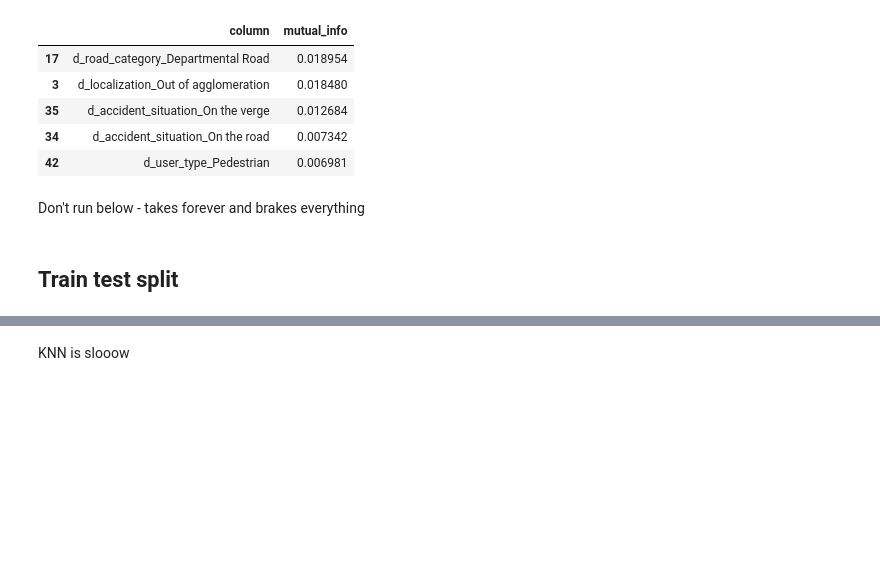
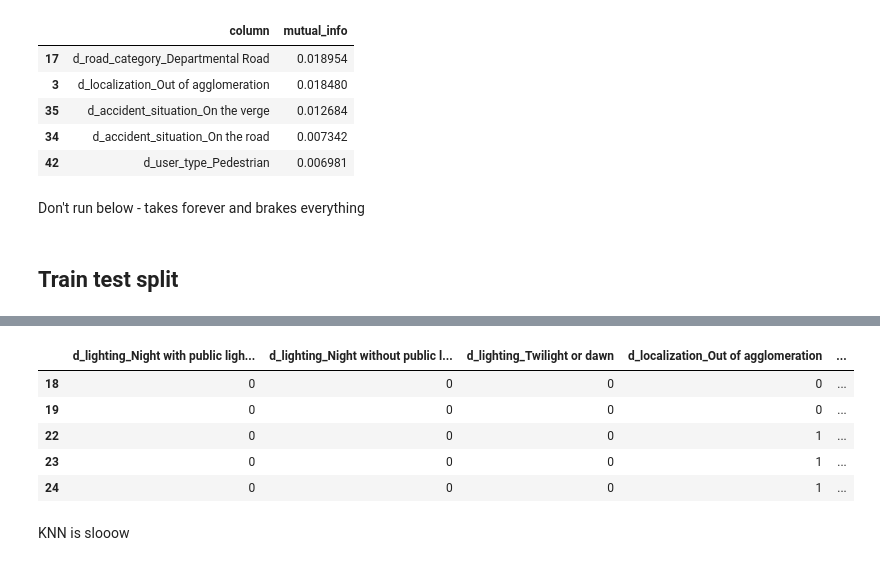
Before and after one commit to kmatusz/accidents, a Jupyter notebook: Modeling.ipynb, the cells around one changed output, grey strips where cells are left out. Drawn from its saved outputs; the diff is of its cells as text; code cells hidden in the pictures; blank space fills up the shorter version.

```diff
--- a/Modeling.ipynb
+++ b/Modeling.ipynb
@@ -340,0 +392,3 @@ Don't run below - takes forever and brakes everything
+# %%
+test = temp3.query('if_test == 1').drop('if_test', axis =1)
+train = temp3.query('if_test.isna()').drop('if_test', axis =1)
@@ -341 +408,16 @@ Don't run below - takes forever and brakes everything
+# %%
+x_train = train.drop(['y', 'accident_id'], axis = 1)
+x_test = test.drop(['y', 'accident_id'], axis = 1)
+
+y_train = train[['y']]
+y_test = test[['y']]
+# %%
+x_train.head()
+# %% [output]
+|  | d_lighting_Night with public ligh... | d_lighting_Night without public l... | d_lighting_Twilight or dawn | d_localization_Out of agglomeration | ... |
+| 18 | 0 | 0 | 0 | 0 | ... |
+| 19 | 0 | 0 | 0 | 0 | ... |
+| 22 | 0 | 0 | 0 | 1 | ... |
+| 23 | 0 | 0 | 0 | 1 | ... |
+| 24 | 0 | 0 | 0 | 1 | ... |
 # %%
```
Also changed, not shown: parts of 20 cells of this notebook.
